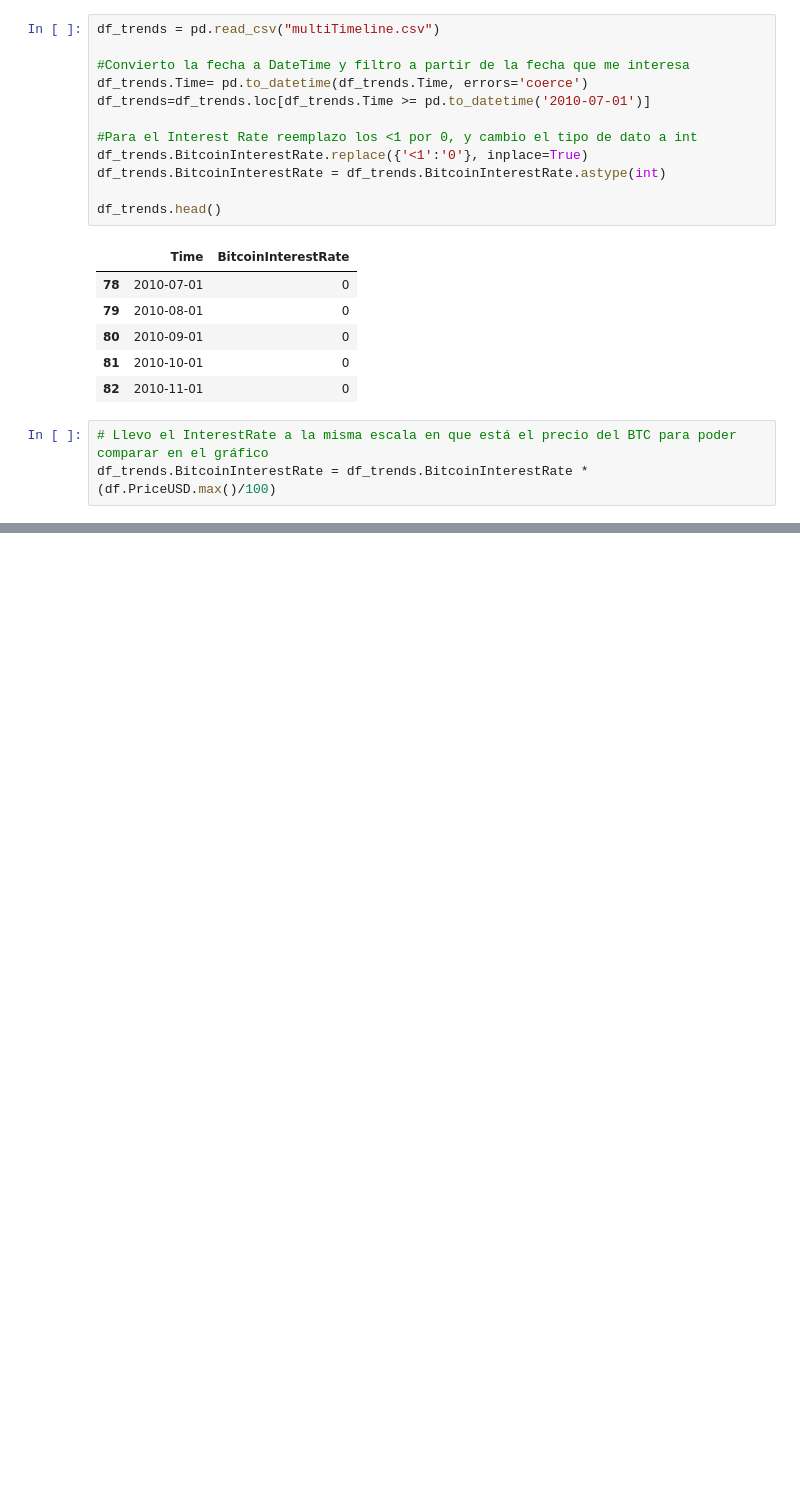
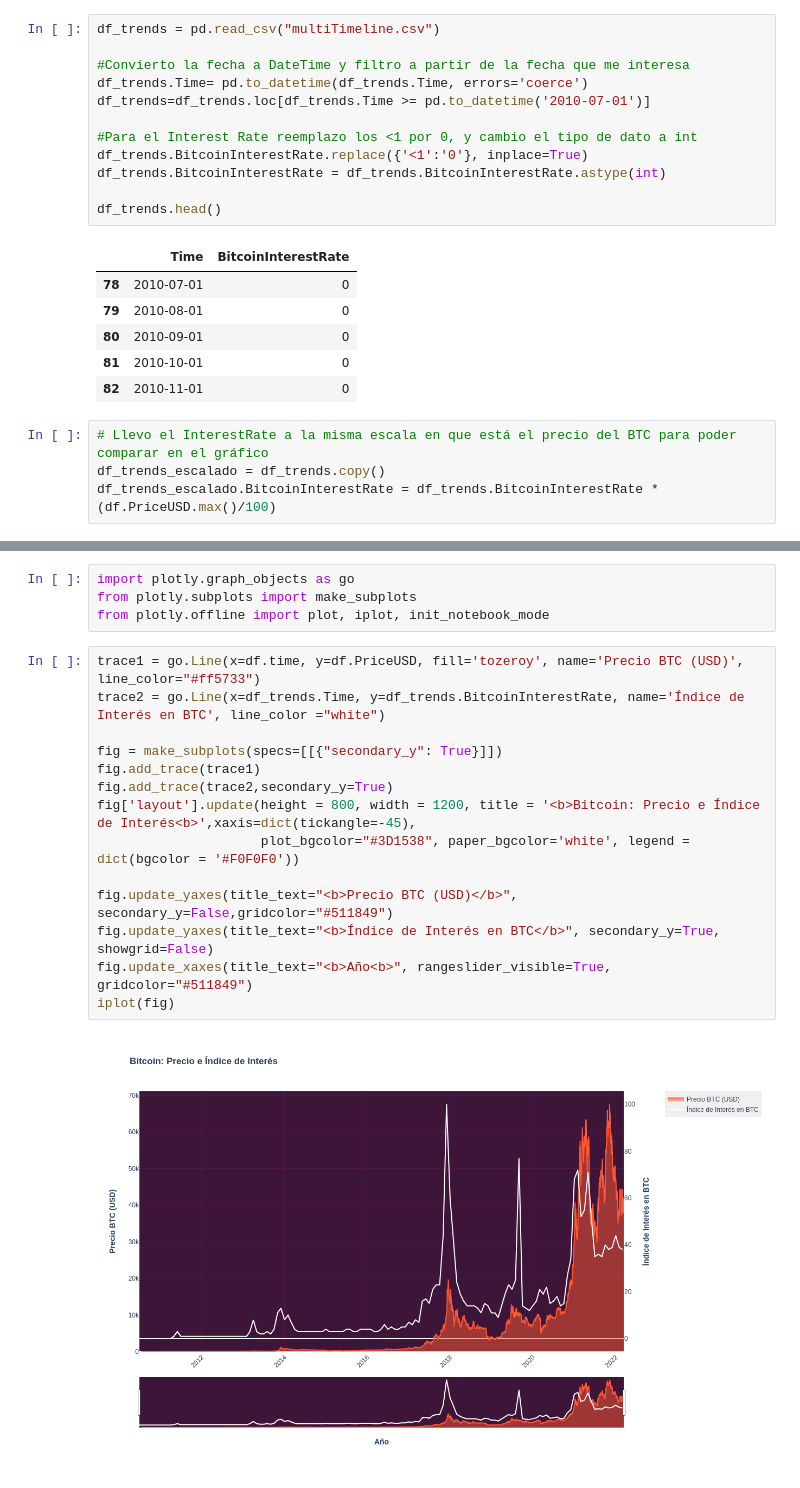
Before and after one commit to imontecalvo/Bitcoin-Data-Analysis, a Jupyter notebook: BTC Price & Interest Rate.ipynb, the cells around one changed output, grey strips where cells are left out. Saved outputs shown, nothing was run; the diff lists cells and outputs as text; blank space fills up the shorter version.

```diff
--- a/BTC Price & Interest Rate.ipynb
+++ b/BTC Price & Interest Rate.ipynb
@@ -37,7 +38,8 @@ df_trends.head()
 | 82 | 2010-11-01 | 0 |
 # %%
 # Llevo el InterestRate a la misma escala en que está el precio del BTC para poder comparar en el gráfico
-df_trends.BitcoinInterestRate = df_trends.BitcoinInterestRate * (df.PriceUSD.max()/100)
+df_trends_escalado = df_trends.copy()
+df_trends_escalado.BitcoinInterestRate = df_trends.BitcoinInterestRate * (df.PriceUSD.max()/100)
 # %%
 sns.set(rc={'axes.facecolor':'3D1538', 'figure.facecolor':'381A34', 'grid.color':'#511849',
             'text.color':'white',"xtick.color":'white', "ytick.color":'white', "axes.labelcolor":'white'})
@@ -73,0 +82,20 @@ plt.show()
+# %%
+import plotly.graph_objects as go
+from plotly.subplots import make_subplots
+from plotly.offline import plot, iplot, init_notebook_mode
+# %%
+trace1 = go.Line(x=df.time, y=df.PriceUSD, fill='tozeroy', name='Precio BTC (USD)', line_color="#ff5733")
+trace2 = go.Line(x=df_trends.Time, y=df_trends.BitcoinInterestRate, name='Índice de Interés en BTC', line_color ="white")
+
+fig = make_subplots(specs=[[{"secondary_y": True}]])
+fig.add_trace(trace1)
+fig.add_trace(trace2,secondary_y=True)
+fig['layout'].update(height = 800, width = 1200, title = '<b>Bitcoin: Precio e Índice de Interés<b>',xaxis=dict(tickangle=-45),
+                     plot_bgcolor="#3D1538", paper_bgcolor='white', legend = dict(bgcolor = '#F0F0F0'))
+
+fig.update_yaxes(title_text="<b>Precio BTC (USD)</b>", secondary_y=False,gridcolor="#511849")
+fig.update_yaxes(title_text="<b>Índice de Interés en BTC</b>", secondary_y=True, showgrid=False)
+fig.update_xaxes(title_text="<b>Año<b>", rangeslider_visible=True, gridcolor="#511849")
+iplot(fig)
+# %% [output]
+[figure, added]
```
Also changed, not shown: parts of 5 cells of this notebook, 2 other files.
